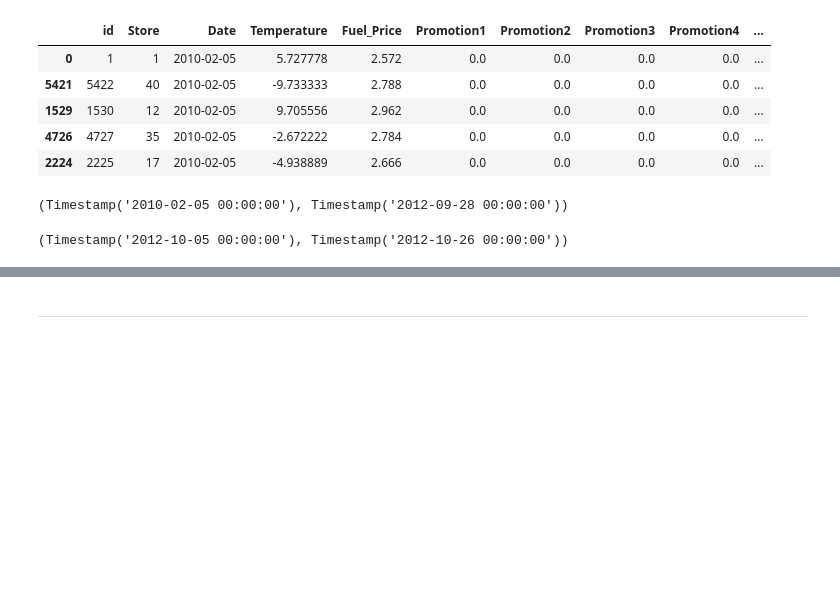
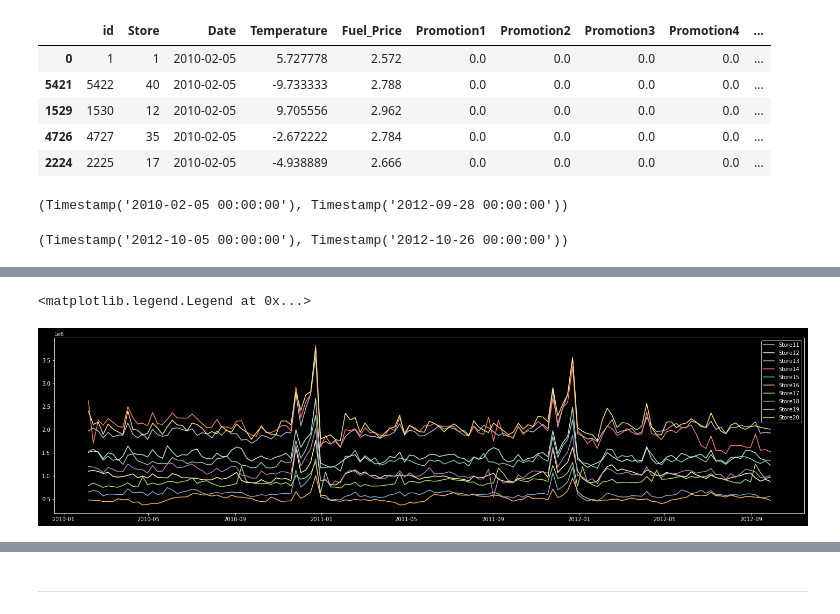
Before and after one commit to jadefactory/branch_sales_forecast, a Jupyter notebook: baseline_code.ipynb, the cells around one changed output, grey strips where cells are left out. Drawn from its saved outputs; the diff is of its cells as text; code cells hidden in the pictures; blank space fills up the shorter version.

```diff
--- a/baseline_code.ipynb
+++ b/baseline_code.ipynb
@@ -372,0 +440,46 @@ plt.legend()
+# %%
+df_store11 = df_train[df_train['Store']==11].sort_values(by=['Date'])
+plt.plot(df_store11['Date'], df_store11['Weekly_Sales'], label='Store11');
+plt.gcf().set_size_inches(25, 6)
+
+df_store12 = df_train[df_train['Store']==12].sort_values(by=['Date'])
+plt.plot(df_store12['Date'], df_store12['Weekly_Sales'], label='Store12');
+plt.gcf().set_size_inches(25, 6)
+
+df_store13 = df_train[df_train['Store']==13].sort_values(by=['Date'])
+plt.plot(df_store13['Date'], df_store13['Weekly_Sales'], label='Store13');
+plt.gcf().set_size_inches(25, 6)
+
+df_store14 = df_train[df_train['Store']==14].sort_values(by=['Date'])
+plt.plot(df_store14['Date'], df_store14['Weekly_Sales'], label='Store14');
+plt.gcf().set_size_inches(25, 6)
+
+df_store15 = df_train[df_train['Store']==15].sort_values(by=['Date'])
+plt.plot(df_store15['Date'], df_store15['Weekly_Sales'], label='Store15');
+plt.gcf().set_size_inches(25, 6)
+
+df_store16 = df_train[df_train['Store']==16].sort_values(by=['Date'])
+plt.plot(df_store16['Date'], df_store16['Weekly_Sales'], label='Store16');
+plt.gcf().set_size_inches(25, 6)
+
+df_store17 = df_train[df_train['Store']==17].sort_values(by=['Date'])
+plt.plot(df_store17['Date'], df_store17['Weekly_Sales'], label='Store17');
+plt.gcf().set_size_inches(25, 6)
+
+df_store18 = df_train[df_train['Store']==18].sort_values(by=['Date'])
+plt.plot(df_store18['Date'], df_store18['Weekly_Sales'], label='Store18');
+plt.gcf().set_size_inches(25, 6)
+
+df_store19 = df_train[df_train['Store']==19].sort_values(by=['Date'])
+plt.plot(df_store19['Date'], df_store19['Weekly_Sales'], label='Store19');
+plt.gcf().set_size_inches(25, 6)
+
+df_store20 = df_train[df_train['Store']==20].sort_values(by=['Date'])
+plt.plot(df_store20['Date'], df_store20['Weekly_Sales'], label='Store20');
+plt.gcf().set_size_inches(25, 6)
+
+
+plt.legend()
+# %% [output]
+<matplotlib.legend.Legend at 0x...>
+[figure, added]
```
Also changed, not shown: parts of 37 cells of this notebook.
